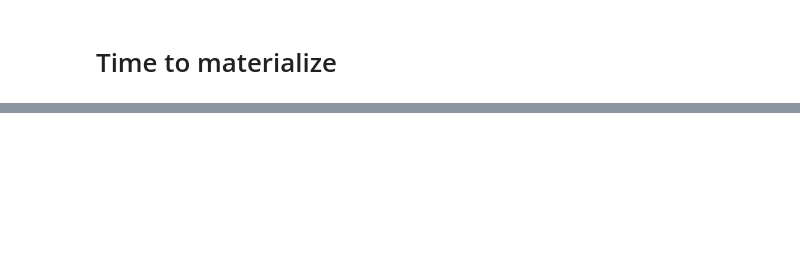
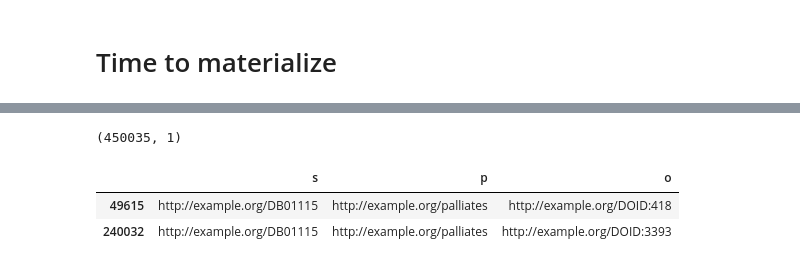
Before and after one commit to Zamprognog/NMRextension, a Jupyter notebook: hetionet_demo/hetionet_demo.ipynb, the cells around one changed output, grey strips where cells are left out. Saved outputs shown, nothing was run; the diff lists cells and outputs as text; code cells hidden in the pictures; blank space fills up the shorter version.

```diff
--- a/hetionet_demo/hetionet_demo.ipynb
+++ b/hetionet_demo/hetionet_demo.ipynb
@@ -203,0 +207,4 @@ property_map
+# %%
+pd.read_csv('hetio_test_nice.tsv').shape
+# %% [output]
+(450035, 1)
@@ -203,0 +214,6 @@ property_map
+# %%
+newtest[(newtest['s'] == 'http://example.org/DB01115') & (newtest['p'] == 'http://example.org/palliates')].head()
+# %% [output]
+|  | s | p | o |
+| 49615 | http://example.org/DB01115 | http://example.org/palliates | http://example.org/DOID:418 |
+| 240032 | http://example.org/DB01115 | http://example.org/palliates | http://example.org/DOID:3393 |
```
Also changed, not shown: parts of 23 cells of this notebook, 12 other files.
